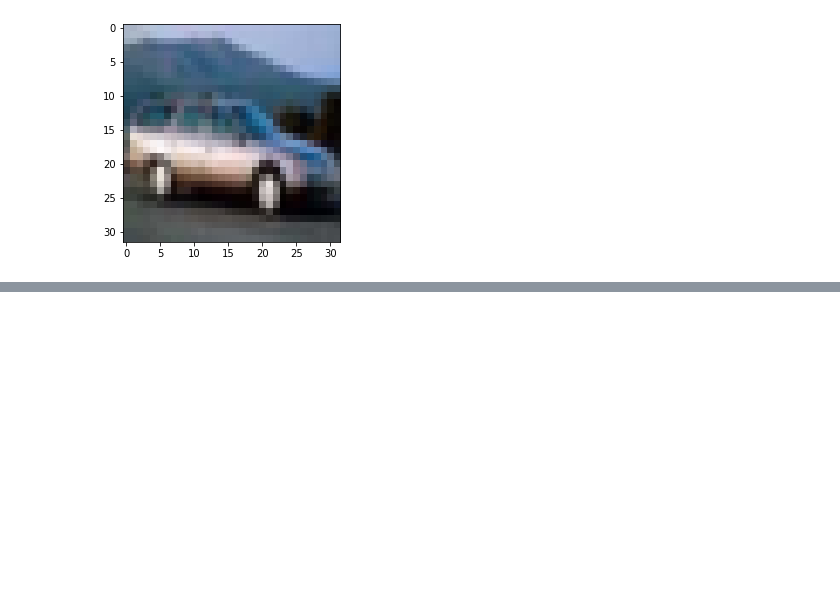
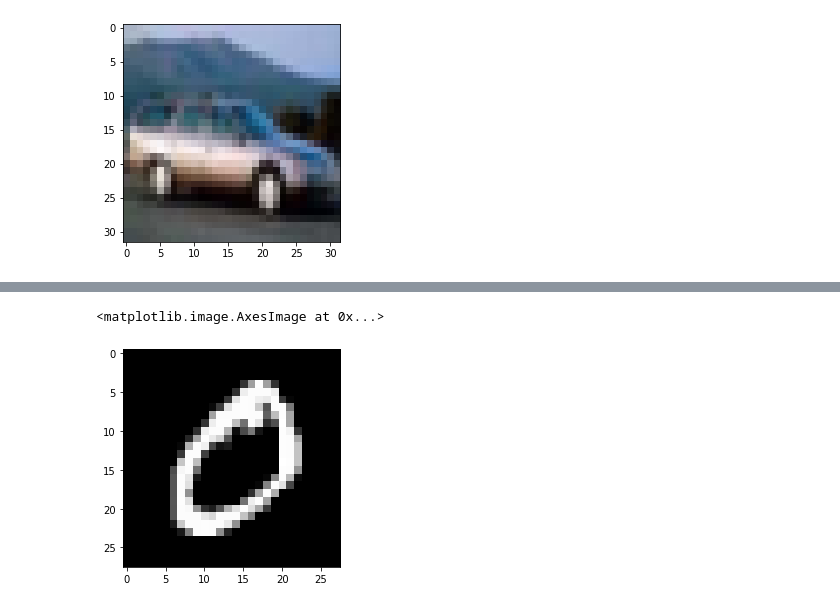
Before and after one commit to JungWhoNam/StudyAI, a Jupyter notebook: tensorflow102/Cifar10 MNIST Classifier - Lenet5.ipynb, the cells around one changed output, grey strips where cells are left out. Drawn from its saved outputs; the diff is of its cells as text; code cells hidden in the pictures; blank space fills up the shorter version.

Commit message:
Classifie mnist data using lenet5

```diff
--- a/tensorflow102/Cifar10_Classifier - Lenet5.ipynb
+++ b/tensorflow102/Cifar10 MNIST Classifier - Lenet5.ipynb
@@ -100,0 +108,10 @@ plt.imshow(독립[4])
+# %%
+# 데이터를 준비하고
+(독립, 종속), _ = tf.keras.datasets.mnist.load_data()
+
+# convolution layer 인풋으로 3D로 요구
+독립 = 독립.reshape(60000, 28, 28, 1)
+# numpy array로 변환 (DataFrame 사용시 model.fit(...)에서 에러)
+종속 = pd.get_dummies(종속).to_numpy()
+print(독립.shape, 종속.shape)
+print(type(독립), type(종속))
@@ -100,0 +121,17 @@ plt.imshow(독립[4])
+# %%
+# 모델을 만들고
+X = tf.keras.layers.Input(shape=[28, 28, 1])
+
+H = tf.keras.layers.Conv2D(6, kernel_size=5, padding="same", activation='swish')(X)
+H = tf.keras.layers.MaxPool2D()(H)
+
+H = tf.keras.layers.Conv2D(16, kernel_size=5, activation='swish')(H)
+H = tf.keras.layers.MaxPool2D()(H)
+
+H = tf.keras.layers.Flatten()(H)
+H = tf.keras.layers.Dense(120, activation='swish')(H)
+H = tf.keras.layers.Dense(84, activation='swish')(H)
+Y = tf.keras.layers.Dense(10, activation='softmax')(H)
+model = tf.keras.models.Model(X, Y)
+model.compile(loss='categorical_crossentropy', metrics='accuracy')
+model.summary()
@@ -100,0 +156,3 @@ plt.imshow(독립[4])
+# %%
+# 모델을 학습하고
+model.fit(독립, 종속, epochs=10)
@@ -100,0 +192,6 @@ plt.imshow(독립[4])
+# %%
+import matplotlib.pyplot as plt
+plt.imshow(독립[1], cmap='gray')
+# %% [output]
+<matplotlib.image.AxesImage at 0x...>
+[figure, added]
```
Also changed, not shown: parts of 6 cells of this notebook.
